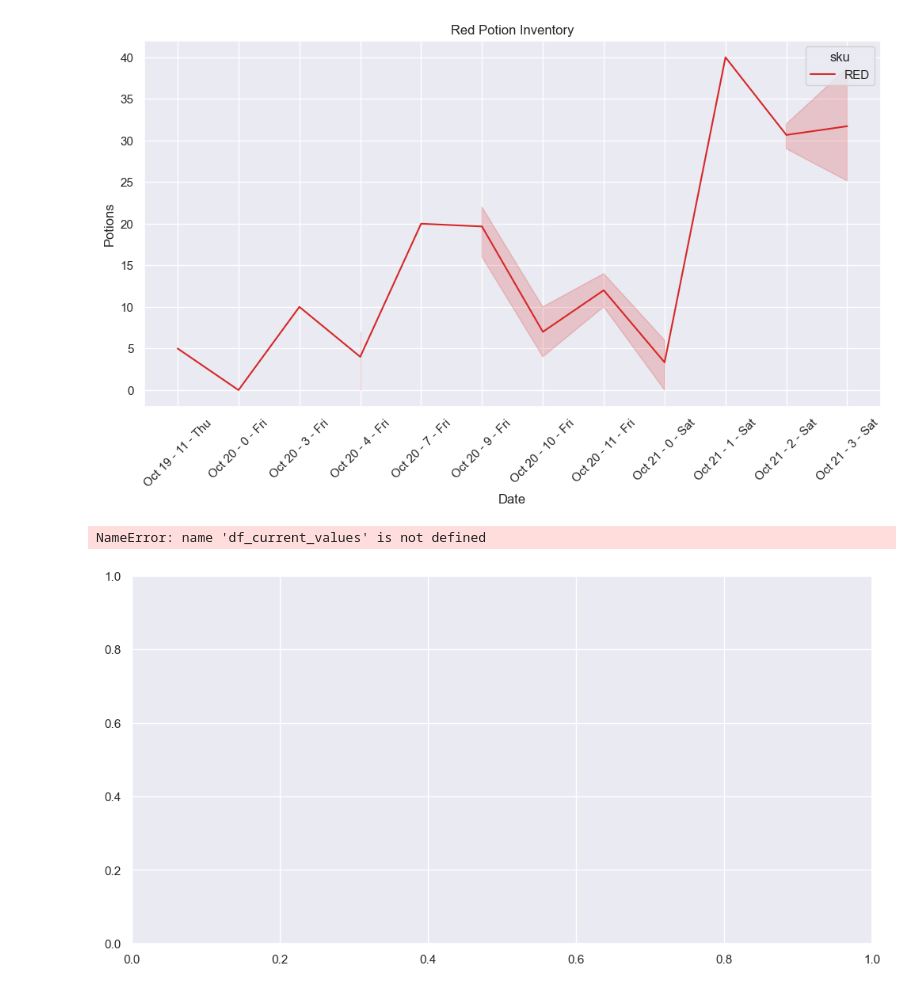
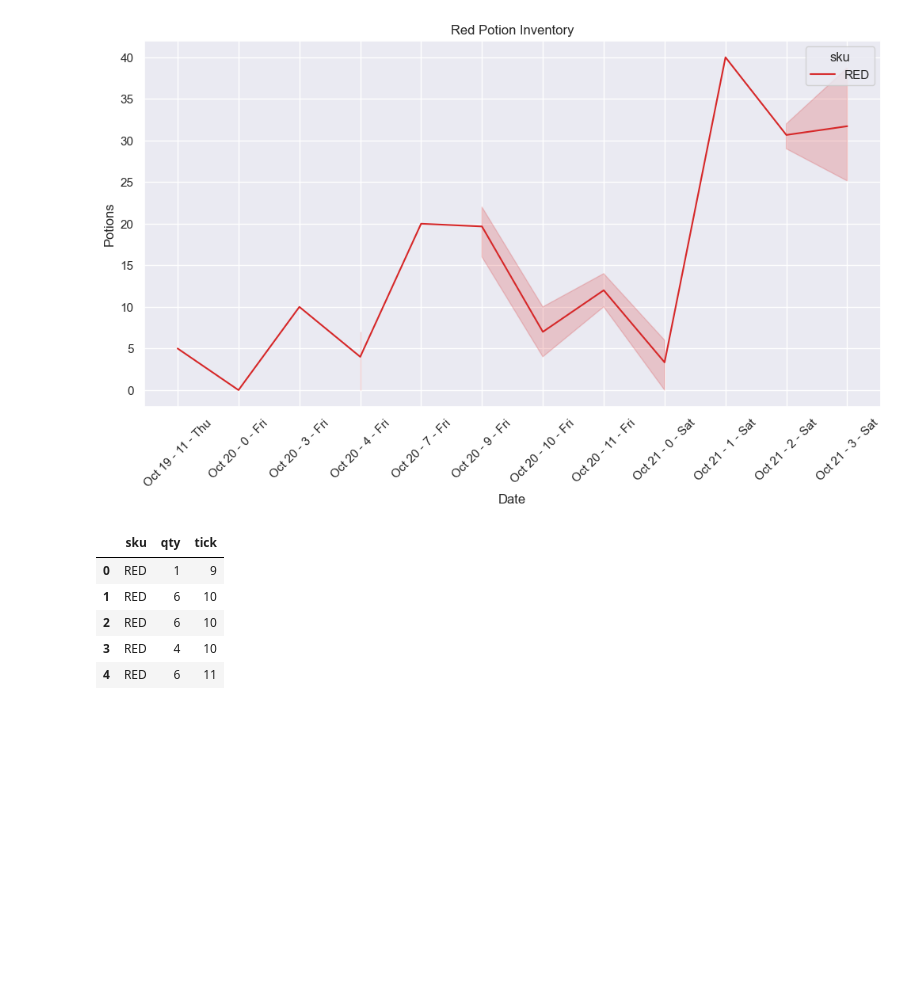
Before and after one commit to StarDylan/StellarElixirs, a Jupyter notebook: theory/customers.ipynb, the cells around one changed output. Drawn from its saved outputs; the diff is of its cells as text; code cells hidden in the pictures; blank space fills up the shorter version.

```diff
--- a/theory/customers.ipynb
+++ b/theory/customers.ipynb
@@ -55,23 +55,22 @@ ax.set(xlabel='Date', ylabel='Potions', title='Red Potion Inventory')
 _ = plt.xticks(rotation=45)
 # %% [output]
 [figure]
-# %%
-fig, ax = plt.subplots(figsize = (12,6))
-
-red_green_blue_dark_values = df_current_values[
-    (df_current_values['StockType'] == "red_ml_curr")
-    | (df_current_values['StockType'] == "green_ml_curr")
-    | (df_current_values['StockType'] == "blue_ml_curr")
-    | (df_current_values['StockType'] == "dark_ml_curr")
-    ][['nice_timestamp', 'StockType', 'Value']]
-
-
-
-fig = sns.lineplot(data=red_green_blue_dark_values, x='nice_timestamp', y='Value', hue='StockType', palette=['tab:red','tab:green', 'tab:blue','k'], ax=ax)
-ax.set(xlabel='Date', ylabel='ML', title='Barrel Reserve Inventory')
-for label in ax.xaxis.get_ticklabels()[::2]:
-    label.set_visible(False)
-_ = plt.xticks(rotation=45)
-# %% [output]
-NameError: name 'df_current_values' is not defined
-[figure, removed]
+# %%
+df2 = pd.read_sql(sqlalchemy.text("""
+SELECT
+  sku,
+  quantity AS qty,
+  (TO_CHAR(created_at AT TIME ZONE 'America/Los_Angeles',
+          'HH24')::integer - 1) / 2 AS tick
+FROM cart_contents
+JOIN potion_types ON potion_types.id = cart_contents.potion_id
+"""), engine)
+
+df.head()
+# %% [output]
+|  | sku | qty | tick |
+| 0 | RED | 1 | 9 |
+| 1 | RED | 6 | 10 |
+| 2 | RED | 6 | 10 |
+| 3 | RED | 4 | 10 |
+| 4 | RED | 6 | 11 |
```
Also changed, not shown: parts of 3 cells of this notebook, 1 other file.
